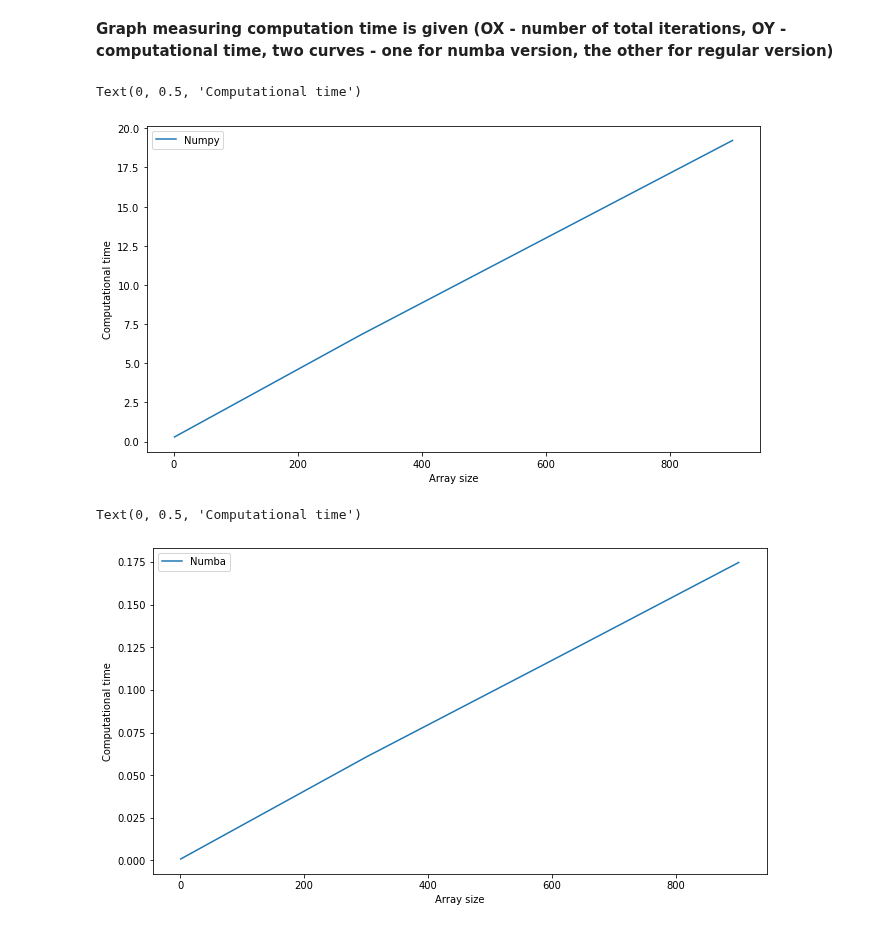
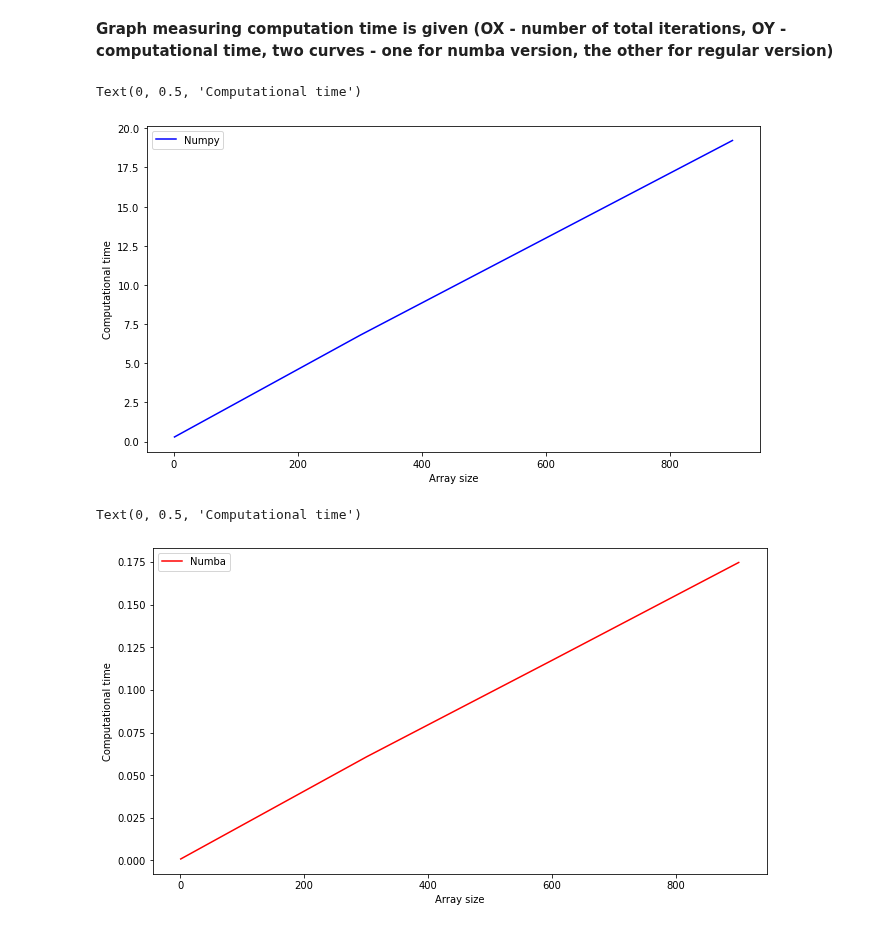
Before and after one commit to AnnyshkaF/High-Performance-Lab, a Jupyter notebook: task_14.ipynb, the cells around one changed output. Drawn from its saved outputs; the diff is of its cells as text; code cells hidden in the pictures.

```diff
--- a/task_14.ipynb
+++ b/task_14.ipynb
@@ -108,21 +108,21 @@ for i, step in enumerate(steps):
     measure_time_jit[i] = time.best
 # %%
 plt.figure(figsize=(11, 6))
-plt.plot(steps, measure_time_np, label='Numpy')
+plt.plot(steps, measure_time_np, label='Numpy', color='blue')
 plt.legend()
 plt.xlabel('Array size')
 plt.ylabel('Computational time')
 # %% [output]
 Text(0, 0.5, 'Computational time')
-[figure, old version]
+[figure, new version]
 # %%
 plt.figure(figsize=(11, 6))
-plt.plot(steps, measure_time_jit, label='Numba')
+plt.plot(steps, measure_time_jit, label='Numba', color='red')
 plt.legend()
 plt.xlabel('Array size')
 plt.ylabel('Computational time')
 # %% [output]
 Text(0, 0.5, 'Computational time')
-[figure, old version]
+[figure, new version]
 # %%
 plt.figure(figsize=(11, 6))
```
Also changed, not shown: parts of 1 cell of this notebook.
